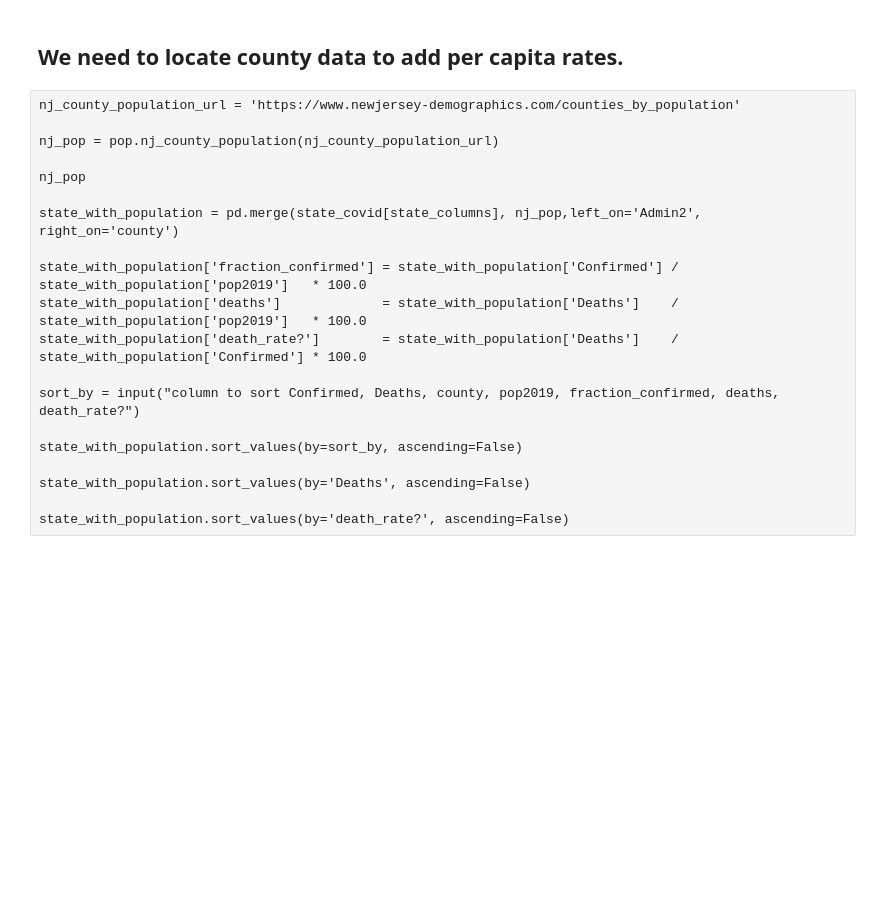
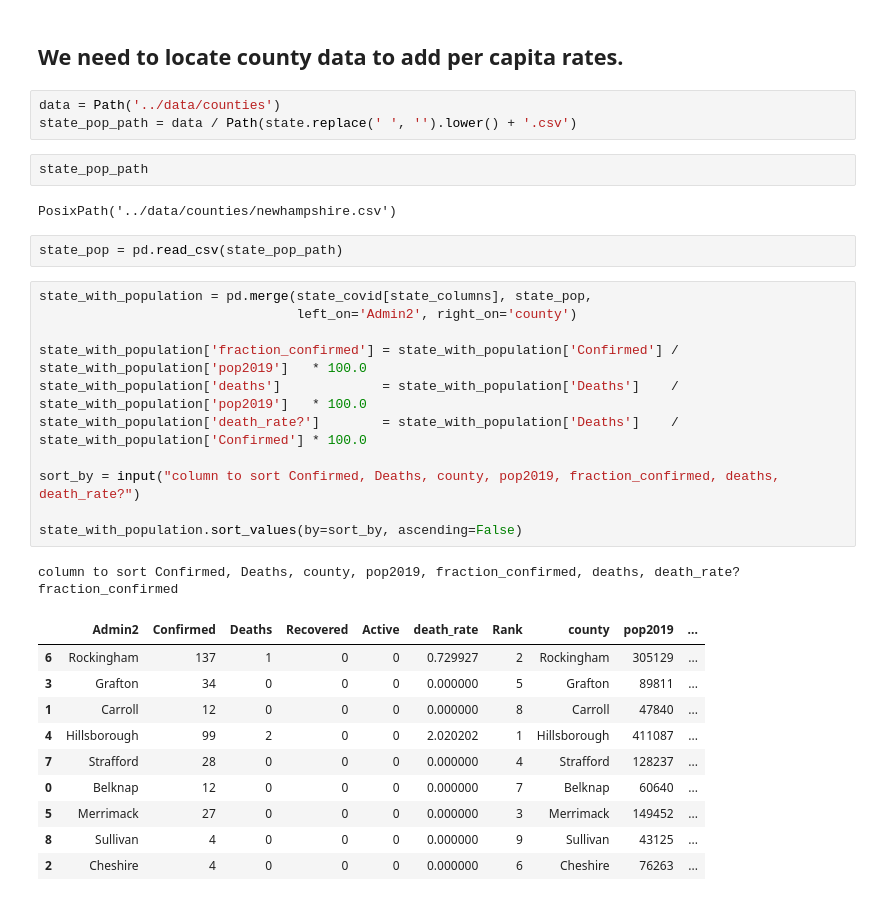
Before and after one commit to fm75/DS, a Jupyter notebook: analysis/covid-19-state.ipynb, the cells around one changed output. Drawn from its saved outputs; the diff is of its cells as text; blank space fills up the shorter version.

Commit message:
state with county data

```diff
--- a/analysis/covid-19-state.ipynb
+++ b/analysis/covid-19-state.ipynb
@@ -103,22 +99,34 @@ state_covid[state_columns].sort_values(by=sort_by, ascending=False)
 # %% [markdown]
 ## We need to locate county data to add per capita rates.
-# %% [raw]
-nj_county_population_url = 'https://www.newjersey-demographics.com/counties_by_population'
-
-nj_pop = pop.nj_county_population(nj_county_population_url)
-
-nj_pop
-
-state_with_population = pd.merge(state_covid[state_columns], nj_pop,left_on='Admin2', right_on='county')
-
-state_with_population['fraction_confirmed'] = state_with_population['Confirmed'] / state_with_population['pop2019']   * 100.0
-state_with_population['deaths']             = state_with_population['Deaths']    / state_with_population['pop2019']   * 100.0
-state_with_population['death_rate?']        = state_with_population['Deaths']    / state_with_population['Confirmed'] * 100.0
-
-sort_by = input("column to sort Confirmed, Deaths, county, pop2019, fraction_confirmed, deaths, death_rate?")
-
-state_with_population.sort_values(by=sort_by, ascending=False)
-
-state_with_population.sort_values(by='Deaths', ascending=False)
-
-state_with_population.sort_values(by='death_rate?', ascending=False)
+# %%
+data = Path('../data/counties')
+state_pop_path = data / Path(state.replace(' ', '').lower() + '.csv')
+# %%
+state_pop_path
+# %% [output]
+PosixPath('../data/counties/newhampshire.csv')
+# %%
+state_pop = pd.read_csv(state_pop_path)
+# %%
+state_with_population = pd.merge(state_covid[state_columns], state_pop,
+                                 left_on='Admin2', right_on='county')
+
+state_with_population['fraction_confirmed'] = state_with_population['Confirmed'] / state_with_population['pop2019']   * 100.0
+state_with_population['deaths']             = state_with_population['Deaths']    / state_with_population['pop2019']   * 100.0
+state_with_population['death_rate?']        = state_with_population['Deaths']    / state_with_population['Confirmed'] * 100.0
+
+sort_by = input("column to sort Confirmed, Deaths, county, pop2019, fraction_confirmed, deaths, death_rate?")
+
+state_with_population.sort_values(by=sort_by, ascending=False)
+# %% [output]
+column to sort Confirmed, Deaths, county, pop2019, fraction_confirmed, deaths, death_rate? fraction_confirmed
+|  | Admin2 | Confirmed | Deaths | Recovered | Active | death_rate | Rank | county | pop2019 | ... |
+| 6 | Rockingham | 137 | 1 | 0 | 0 | 0.729927 | 2 | Rockingham | 305129 | ... |
+| 3 | Grafton | 34 | 0 | 0 | 0 | 0.000000 | 5 | Grafton | 89811 | ... |
+| 1 | Carroll | 12 | 0 | 0 | 0 | 0.000000 | 8 | Carroll | 47840 | ... |
+| 4 | Hillsborough | 99 | 2 | 0 | 0 | 2.020202 | 1 | Hillsborough | 411087 | ... |
+| 7 | Strafford | 28 | 0 | 0 | 0 | 0.000000 | 4 | Strafford | 128237 | ... |
+| 0 | Belknap | 12 | 0 | 0 | 0 | 0.000000 | 7 | Belknap | 60640 | ... |
+| 5 | Merrimack | 27 | 0 | 0 | 0 | 0.000000 | 3 | Merrimack | 149452 | ... |
+| 8 | Sullivan | 4 | 0 | 0 | 0 | 0.000000 | 9 | Sullivan | 43125 | ... |
+| 2 | Cheshire | 4 | 0 | 0 | 0 | 0.000000 | 6 | Cheshire | 76263 | ... |
```
Also changed, not shown: parts of 9 cells of this notebook, 2 other files.
